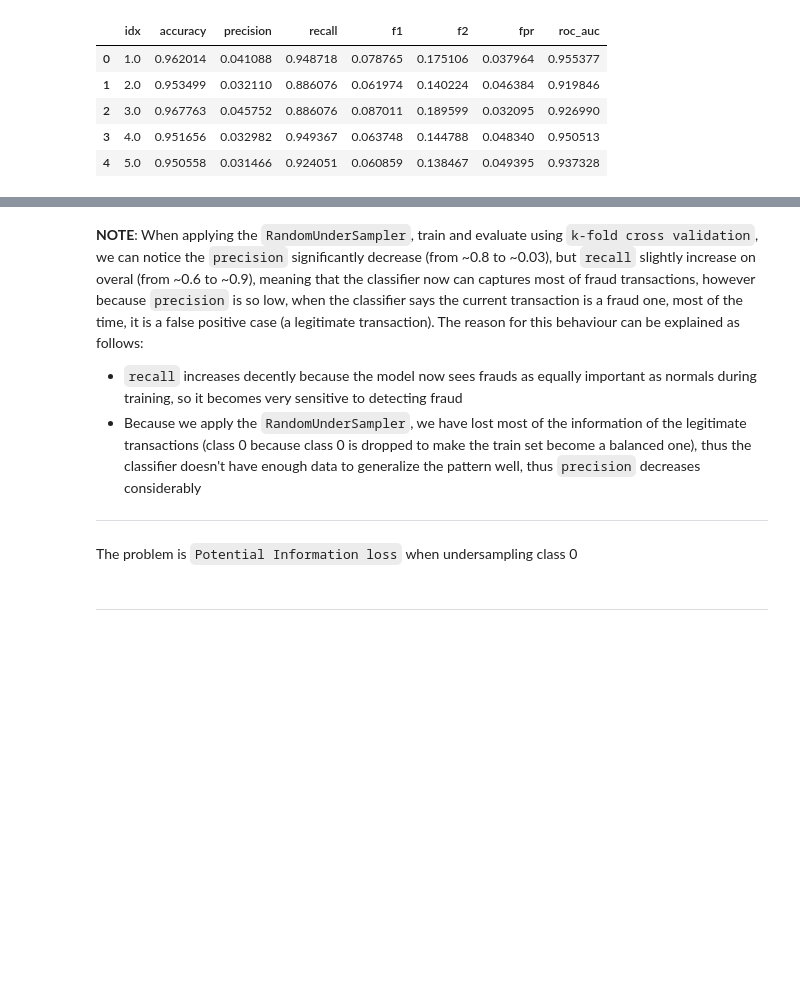
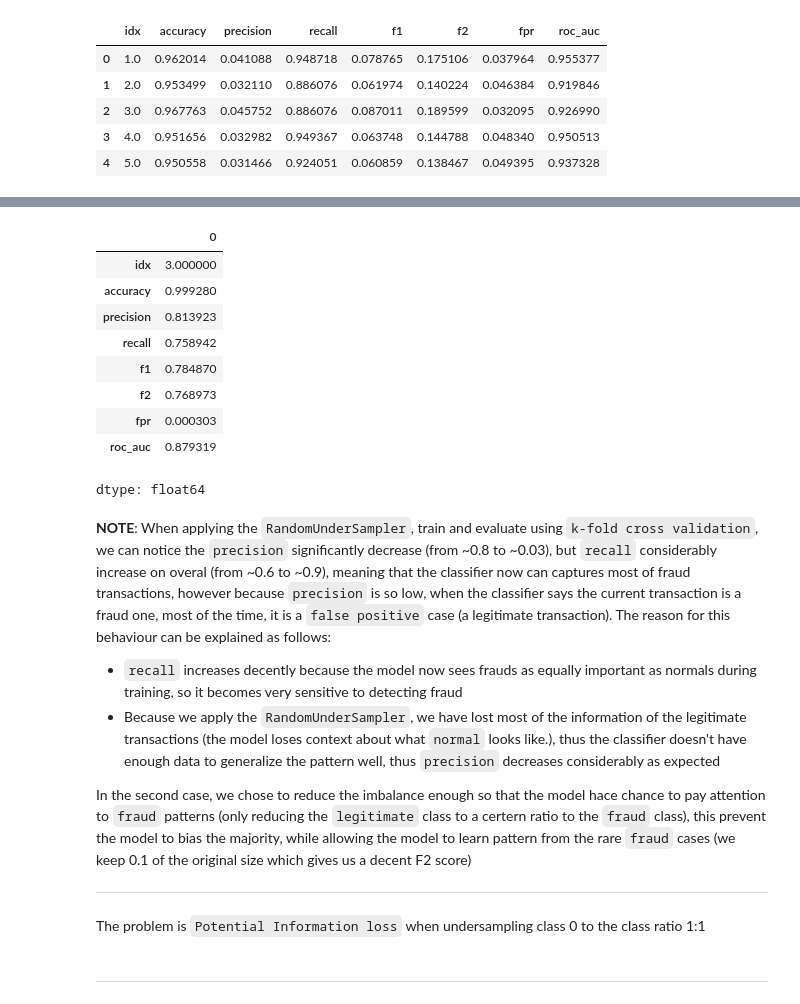
Before and after one commit to trungdung1711/credit-card-fraud-detection, a Jupyter notebook: notebooks/_v1.ipynb, the cells around one changed output, grey strips where cells are left out. Cells and saved outputs as stored; diff of their text form; code cells hidden in the pictures; blank space fills up the shorter version.

```diff
--- a/notebooks/_v1.ipynb
+++ b/notebooks/_v1.ipynb
@@ -636,12 +733,27 @@ rus_results.head(100)
+# %%
+rus_results.mean().head(100)
+# %% [output]
+|  | 0 |
+| idx | 3.000000 |
+| accuracy | 0.999280 |
+| precision | 0.813923 |
+| recall | 0.758942 |
+| f1 | 0.784870 |
+| f2 | 0.768973 |
+| fpr | 0.000303 |
+| roc_auc | 0.879319 |
+dtype: float64
 # %% [markdown]
-**NOTE**: When applying the `RandomUnderSampler`, train and evaluate using `k-fold cross validation`, we can notice the `precision` significantly decrease (from ~0.8 to ~0.03), but `recall` slightly increase on overal (from ~0.6 to ~0.9), meaning that the classifier now can captures most of fraud transactions, however because `precision` is so low, when the classifier says the current transaction is a fraud one, most of the time, it is a false positive case (a legitimate transaction). The reason for this behaviour can be explained as follows:
+**NOTE**: When applying the `RandomUnderSampler`, train and evaluate using `k-fold cross validation`, we can notice the `precision` significantly decrease (from ~0.8 to ~0.03), but `recall` considerably increase on overal (from ~0.6 to ~0.9), meaning that the classifier now can captures most of fraud transactions, however because `precision` is so low, when the classifier says the current transaction is a fraud one, most of the time, it is a `false positive` case (a legitimate transaction). The reason for this behaviour can be explained as follows:
 - `recall` increases decently because the model now sees frauds as equally important as normals during training, so it becomes very sensitive to detecting fraud
-- Because we apply the `RandomUnderSampler`, we have lost most of the information of the legitimate transactions (class 0 because class 0 is dropped to make the train set become a balanced one), thus the classifier doesn't have enough data to generalize the pattern well, thus `precision` decreases considerably
+- Because we apply the `RandomUnderSampler`, we have lost most of the information of the legitimate transactions (the model loses context about what `normal` looks like.), thus the classifier doesn't have enough data to generalize the pattern well, thus `precision` decreases considerably as expected
+
+In the second case, we chose to reduce the imbalance enough so that the model hace chance to pay attention to `fraud` patterns (only reducing the `legitimate` class to a certern ratio to the `fraud` class), this prevent the model to bias the majority, while allowing the model to learn pattern from the rare `fraud` cases (we keep 0.1 of the original size which gives us a decent F2 score)
 
 
 ---
 
-The problem is `Potential Information loss` when undersampling class 0
+The problem is `Potential Information loss` when undersampling class 0 to the class ratio 1:1
 # %% [markdown]
 
 
```
Also changed, not shown: parts of 28 cells of this notebook.
